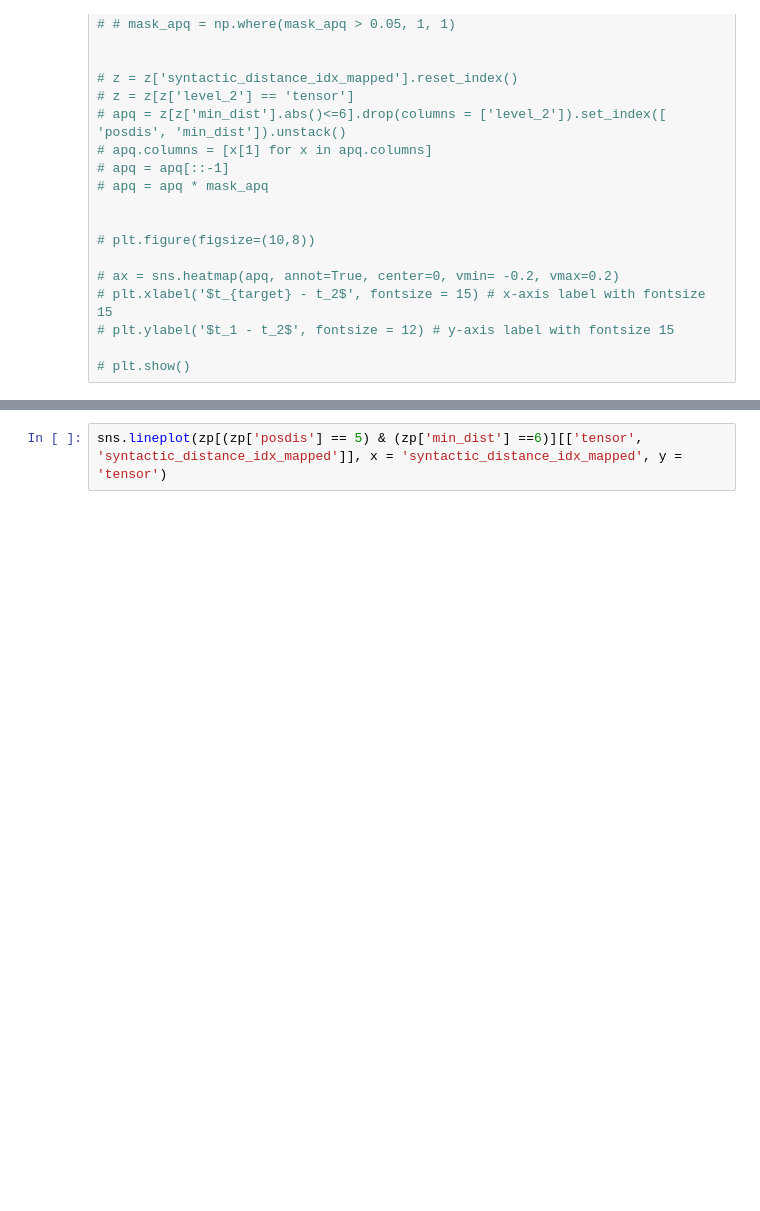
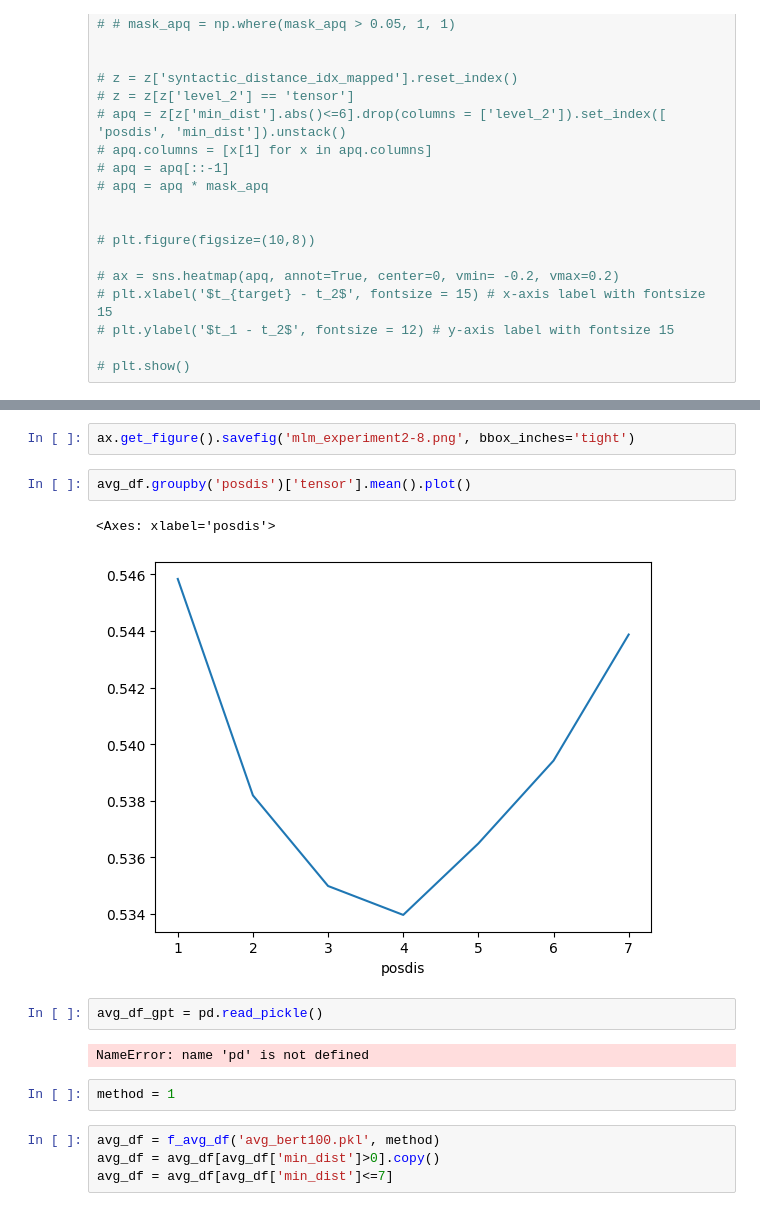
Before and after one commit to divyanshsinghvi/ShapleyInteraction4Structure, a Jupyter notebook: final/plots.ipynb, the cells around one changed output, grey strips where cells are left out. Cells and saved outputs as stored; diff of their text form; blank space fills up the shorter version.

```diff
--- a/final/plots.ipynb
+++ b/final/plots.ipynb
@@ -409,2 +437,17 @@ plt.show()
-# %%
-sns.lineplot(zp[(zp['posdis'] == 5) & (zp['min_dist'] ==6)][['tensor', 'syntactic_distance_idx_mapped']], x = 'syntactic_distance_idx_mapped', y = 'tensor')
+# %%
+ax.get_figure().savefig('mlm_experiment2-8.png', bbox_inches='tight')
+# %%
+avg_df.groupby('posdis')['tensor'].mean().plot()
+# %% [output]
+<Axes: xlabel='posdis'>
+[figure, added]
+# %%
+avg_df_gpt = pd.read_pickle()
+# %% [output]
+NameError: name 'pd' is not defined
+# %%
+method = 1
+# %%
+avg_df = f_avg_df('avg_bert100.pkl', method)
+avg_df = avg_df[avg_df['min_dist']>0].copy()
+avg_df = avg_df[avg_df['min_dist']<=7]
```
Also changed, not shown: parts of 24 cells of this notebook, 2 other files.
